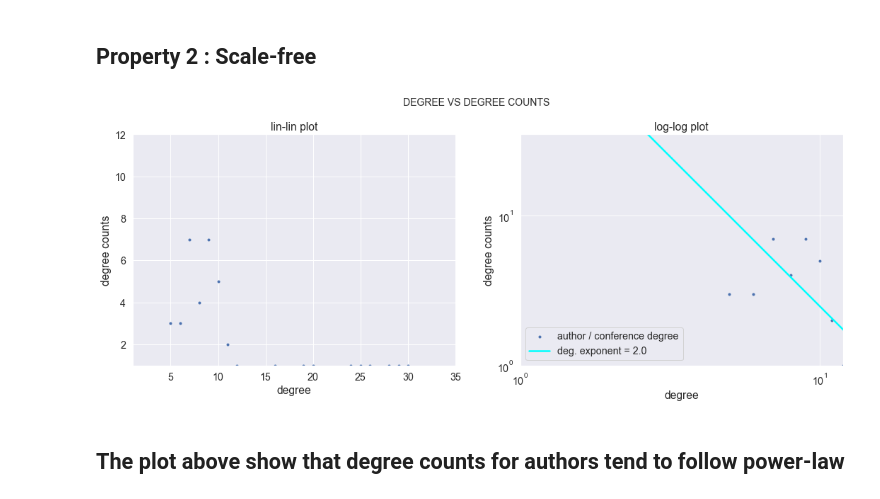
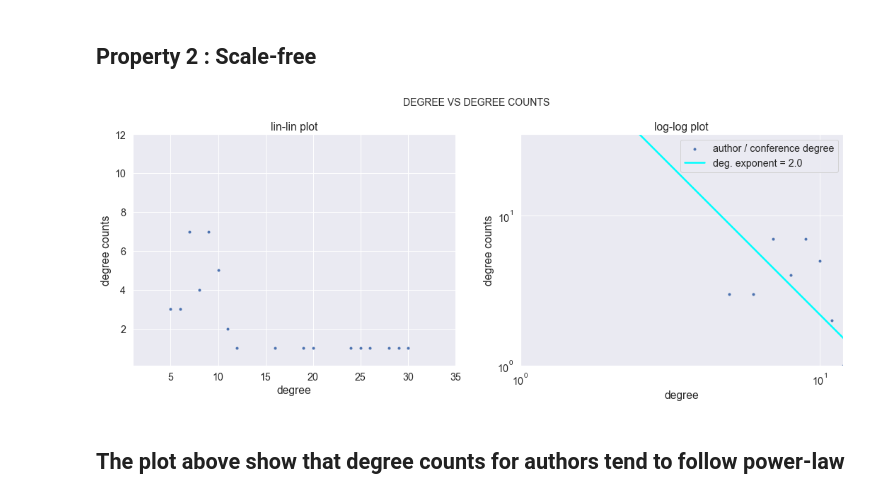
Before and after one commit to samaujs/Network-Science, a Jupyter notebook: dblp/xml_preprocessing_conferences.ipynb, the cells around one changed output. Saved outputs shown, nothing was run; the diff lists cells and outputs as text; code cells hidden in the pictures.

```diff
--- a/dblp/xml_preprocessing_conferences.ipynb
+++ b/dblp/xml_preprocessing_conferences.ipynb
@@ -16,7 +16,7 @@ import matplotlib.pyplot as plt
 PROJECT_ROOT_DIR = "."
 
 # Getting output filename generated by xml_sax_parser
-author_edgelist_file = "./datasets/dblp.csv" # BhowmickSouravS.csv Leskovec-Jure.csv
+author_edgelist_file = "./datasets/dblp_author_venue.csv" # BhowmickSouravS.csv Leskovec-Jure.csv
 
 def save_fig(filename, tight_layout=True):
     data_path = os.path.join(PROJECT_ROOT_DIR, "images")
@@ -907,11 +907,11 @@ List of index and values :
 # %% [markdown]
 ## Property 2 : Scale-free
 # %%
-# The degrees here are for both the author (175) and conferences (56)
+# The degrees here are for both the topmost author (30) and interested conferences (11)
 degree_counts = degree_histogram
 degree = list(range(len(degree_histogram)))
 
-coeff = 250
+coeff = 220
 power = -2.0
 x = np.linspace(1, 100, num=10)
 y = coeff * x**power
@@ -928,37 +928,37 @@ plt.subplot(1, 2, 1)
 plt.xlabel(r'degree')
 plt.xlim(1, max(degree) + filler_space)
 plt.ylabel(r'degree counts')
-plt.ylim(1, max(degree_counts) + filler_space)
+plt.ylim(0.1, max(degree_counts) + filler_space)
 
 #plt.legend(loc='best') # 'upper left'
 plt.scatter(degree, degree_counts, marker='.')
 plt.title(r'lin-lin plot')
 plt.grid(True)
 
 # Plot log-log graph on the right column
 plt.subplot(1, 2, 2)
 plt.xlabel('degree')
 plt.xscale('log')
 plt.xlim(1, max(degree_counts) + filler_space)
 plt.ylabel('degree counts')
 plt.yscale('log')
 plt.ylim(1, max(degree) + filler_space)
 
 plt.scatter(degree, degree_counts, marker='.', label=legend_labels[0])
 plt.title('log-log plot')
 
 # '$f(x) = '+str(power)+'\cdot x + \log('+ str(coeff) + ')$'
 plt.plot(x, y, linewidth=2.5, color='cyan', label=legend_labels[1])
 plt.legend(loc='best')
 
 # Change the order displayed in the legend
 handles, labels = plt.gca().get_legend_handles_labels()
 order = [1,0]
 plt.legend([handles[idx] for idx in order],[labels[idx] for idx in order])
 
 plt.show()
 # %% [output]
-[figure, old version]
+[figure, new version]
 # %% [markdown]
 ## The plot above show that degree counts for authors tend to follow power-law
 # %%
```
Also changed, not shown: parts of 4 cells of this notebook, 2 other files.
